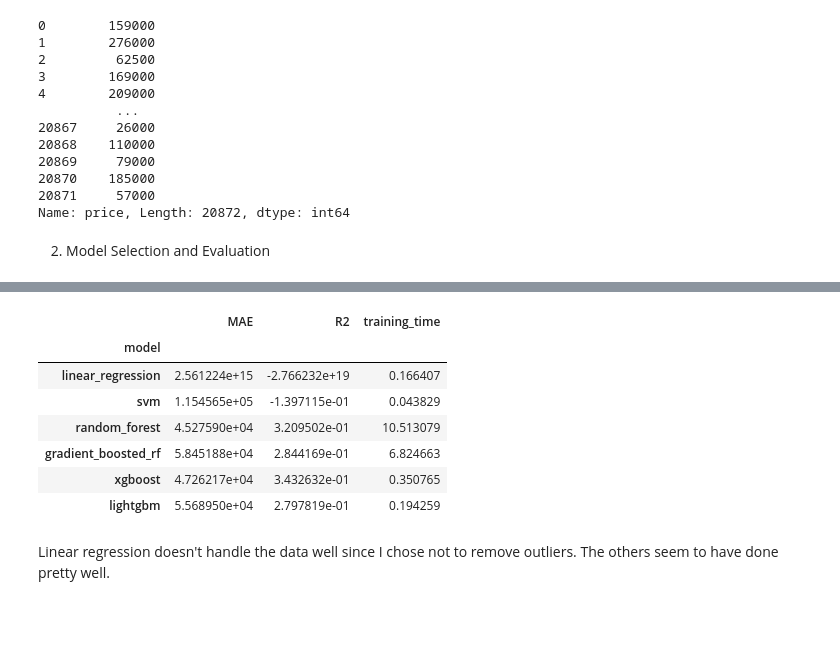
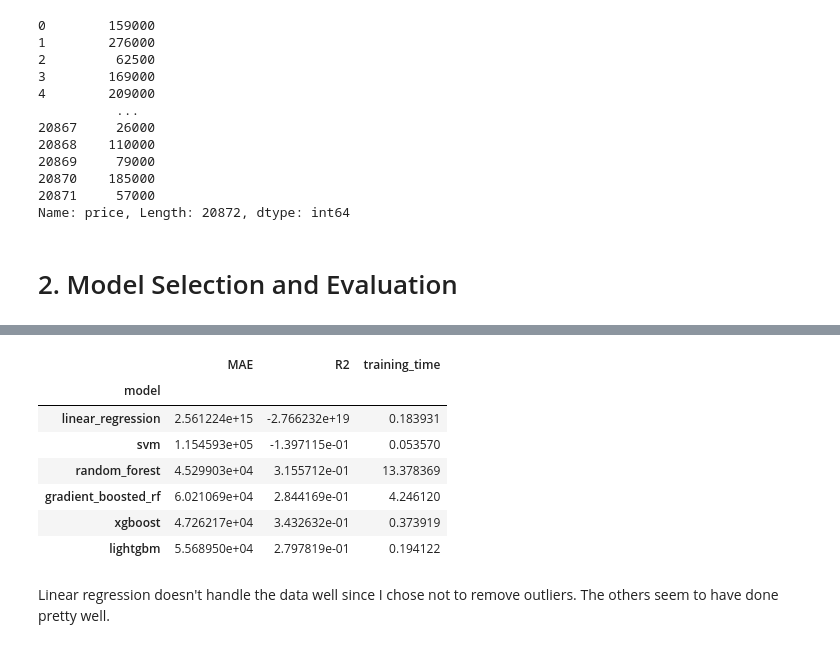
Before and after one commit to Shaheerairaj/car-value-estimator-team, a Jupyter notebook: Model Building/modelling_shaheer.ipynb, the cells around one changed output, grey strips where cells are left out. Saved outputs shown, nothing was run; the diff lists cells and outputs as text; code cells hidden in the pictures; blank space fills up the shorter version.

```diff
--- a/Model Building/modelling_shaheer.ipynb
+++ b/Model Building/modelling_shaheer.ipynb
@@ -127,7 +127,7 @@ Name: price, Length: 20872, dtype: int64
 from sklearn.model_selection import train_test_split
 X_train, X_test, y_train, y_test = train_test_split(X, y, train_size=0.2, random_state=0)
 # %% [markdown]
-2. Model Selection and Evaluation
+# 2. Model Selection and Evaluation
 # %%
 import pandas as pd
 from sklearn.linear_model import LinearRegression
@@ -149,43 +149,48 @@ models = {
     'lightgbm': lgb.LGBMRegressor()
 }
 
-# Dictionary to hold the results
-results = {
-    'model': [],
-    'MAE': [],
-    'R2': [],
-    'training_time': []
-}
+def train_models(models):
+    # Dictionary to hold the results
+    results = {
+        'model': [],
+        'MAE': [],
+        'R2': [],
+        'training_time': []
+    }
 
-cv_scores = {}
+    cv_scores = {}
 
-# Iterate over the models
-for model_name, model in models.items():
-    # Create pipeline with preprocessor and model
-    pipeline = Pipeline(steps=[
-        ('preprocessor', preprocessor),
-        ('model', model)
-    ])
-    train_start = datetime.now()
-    pipeline.fit(X_train, y_train)
-    train_stop = datetime.now()
-    train_time = train_stop - train_start
+    # Iterate over the models
+    for model_name, model in models.items():
+        # Create pipeline with preprocessor and model
+        pipeline = Pipeline(steps=[
+            ('preprocessor', preprocessor),
+            ('model', model)
+        ])
+        train_start = datetime.now()
+        pipeline.fit(X_train, y_train)
+        train_stop = datetime.now()
+        train_time = train_stop - train_start
 
-    y_pred = pipeline.predict(X_test)
+        y_pred = pipeline.predict(X_test)
 
-    # Perform k-fold cross-validation
-    cv_score = cross_val_score(pipeline, X, y, cv=10, scoring='neg_mean_absolute_error')
+        # Perform k-fold cross-validation
+        cv_score = cross_val_score(pipeline, X, y, cv=10, scoring='neg_mean_absolute_error')
 
-    cv_scores[model_name] = -cv_score
+        cv_scores[model_name] = -cv_score
 
-    # Calculate the mean MAE score across folds
-    mean_mae = -cv_score.mean()
+        # Calculate the mean MAE score across folds
+        mean_mae = -cv_score.mean()
 
-    # Collect the results
-    results['model'].append(model_name)
-    results['MAE'].append(mean_mae)
-    results['R2'].append(r2_score(y_test, y_pred))
-    results['training_time'].append(train_time.total_seconds())  # Convert to seconds for easier readability
+        # Collect the results
+        results['model'].append(model_name)
+        results['MAE'].append(mean_mae)
+        results['R2'].append(r2_score(y_test, y_pred))
+        results['training_time'].append(train_time.total_seconds())  # Convert to seconds for easier readability
+
+    return results, cv_scores
+
+results, cv_scores = train_models(models)
 
 # Convert the results to a DataFrame
 results_df = pd.DataFrame(results).set_index('model')
@@ -210,14 +215,14 @@ And if memory is not enough, you can set `force_col_wise=true`.
 [LightGBM] [Info] Total Bins 757
 [LightGBM] [Info] Number of data points in the train set: 18785, number of used features: 215
 [LightGBM] [Info] Start training from score 148216.922065
 |  | MAE | R2 | training_time |
 | model |  |  |  |
-| linear_regression | 2.561224e+15 | -2.766232e+19 | 0.166407 |
-| svm | 1.154565e+05 | -1.397115e-01 | 0.043829 |
-| random_forest | 4.527590e+04 | 3.209502e-01 | 10.513079 |
-| gradient_boosted_rf | 5.845188e+04 | 2.844169e-01 | 6.824663 |
-| xgboost | 4.726217e+04 | 3.432632e-01 | 0.350765 |
-| lightgbm | 5.568950e+04 | 2.797819e-01 | 0.194259 |
+| linear_regression | 2.561224e+15 | -2.766232e+19 | 0.183931 |
+| svm | 1.154593e+05 | -1.397115e-01 | 0.053570 |
+| random_forest | 4.529903e+04 | 3.155712e-01 | 13.378369 |
+| gradient_boosted_rf | 6.021069e+04 | 2.844169e-01 | 4.246120 |
+| xgboost | 4.726217e+04 | 3.432632e-01 | 0.373919 |
+| lightgbm | 5.568950e+04 | 2.797819e-01 | 0.194122 |
 # %% [markdown]
 Linear regression doesn't handle the data well since I chose not to remove outliers. The others seem to have done pretty well.
 # %% [markdown]
```
Also changed, not shown: parts of 2 cells of this notebook.
